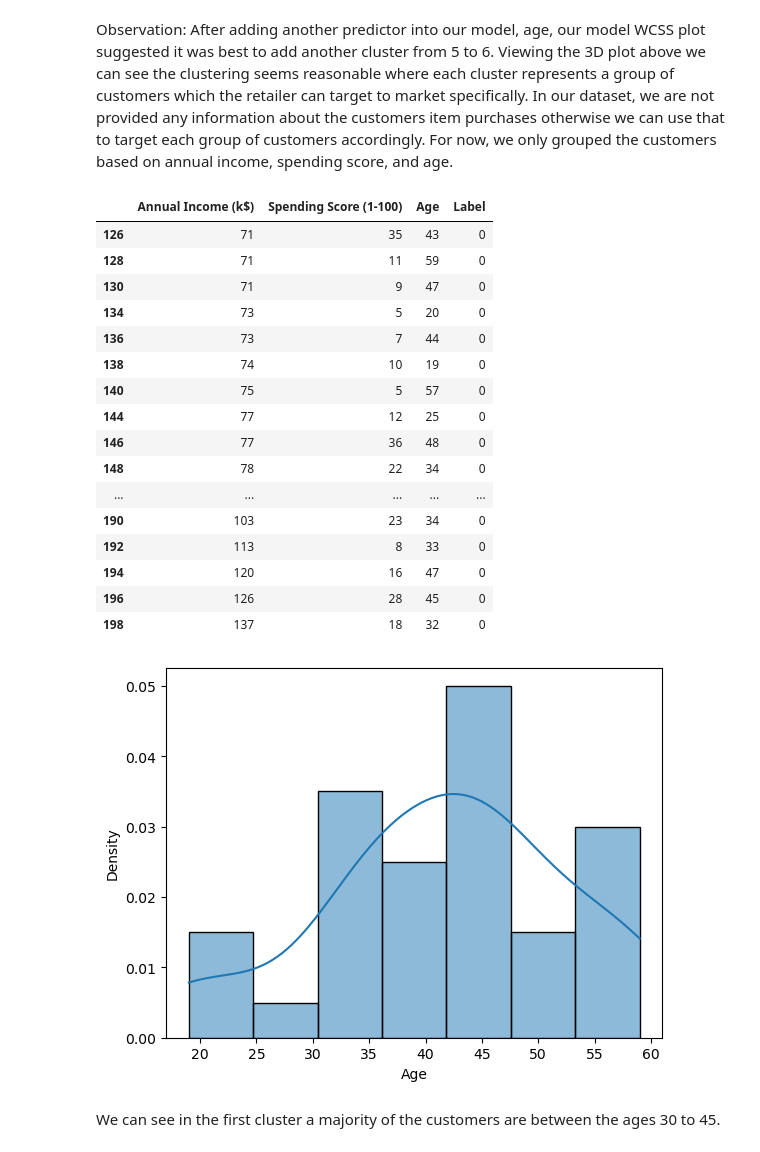
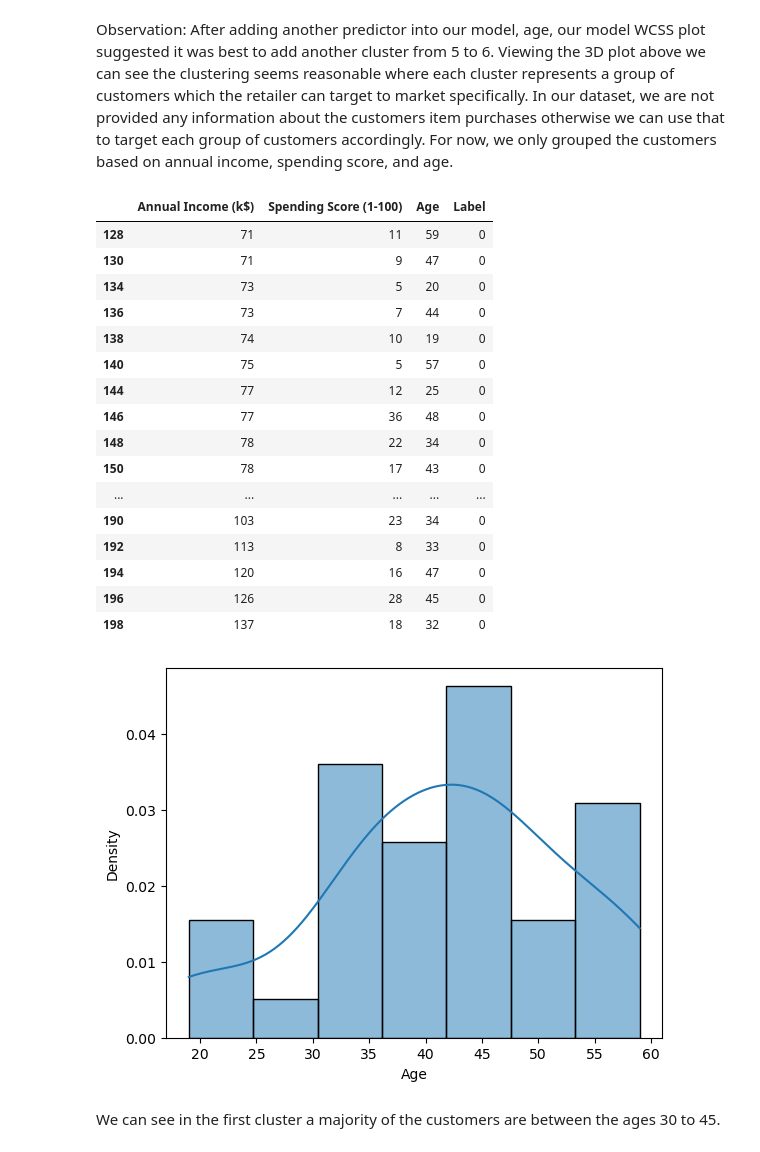
Before and after one commit to luisosorio3214/Machine-Learning-Projects-Python-, a Jupyter notebook: Mall Customer Segmentation Project/Mall Customer Segmentation - Clustering.ipynb, the cells around one changed output. Drawn from its saved outputs; the diff is of its cells as text; code cells hidden in the pictures.

```diff
--- a/Mall Customer Segmentation Project/Mall Customer Segmentation - Clustering.ipynb
+++ b/Mall Customer Segmentation Project/Mall Customer Segmentation - Clustering.ipynb
@@ -305,3 +305,6 @@ df2_labeled.head()
+# %%
+# create another data frame copy
+df3 = df2_labeled.copy()
 # %%
 # 3d scatter plot
 fig = plt.figure(figsize = (25,15))
@@ -324,11 +327,10 @@ plt.show()
 Observation: After adding another predictor into our model, age, our model WCSS plot suggested it was best to add another cluster from 5 to 6. Viewing the 3D plot above we can see the clustering seems reasonable where each cluster represents a group of customers which the retailer can target to market specifically. In our dataset, we are not provided any information about the customers item purchases otherwise we can use that to target each group of customers accordingly. For now, we only grouped the customers based on annual income, spending score, and age.
 # %%
 # take a closer look at the first to try to find any patterns with the customers
-df2_cluster1 = df2_labeled.loc[df2_labeled['Label'] == 0]
-df2_cluster1
+df3_cluster1 = df3.loc[df3['Label'] == 0]
+df3_cluster1
 # %% [output]
 |  | Annual Income (k$) | Spending Score (1-100) | Age | Label |
-| 126 | 71 | 35 | 43 | 0 |
 | 128 | 71 | 11 | 59 | 0 |
 | 130 | 71 | 9 | 47 | 0 |
 | 134 | 73 | 5 | 20 | 0 |
@@ -338,6 +340,7 @@ df2_cluster1
 | 144 | 77 | 12 | 25 | 0 |
 | 146 | 77 | 36 | 48 | 0 |
 | 148 | 78 | 22 | 34 | 0 |
+| 150 | 78 | 17 | 43 | 0 |
 | ... | ... | ... | ... | ... |
 | 190 | 103 | 23 | 34 | 0 |
 | 192 | 113 | 8 | 33 | 0 |
@@ -346,10 +349,10 @@ df2_cluster1
 | 198 | 137 | 18 | 32 | 0 |
 # %%
 # histogram of Age on the first cluster
-sns.histplot(x = df2_cluster1['Age'], stat = 'density', kde = True, alpha = 0.5)
+sns.histplot(x = df3_cluster1['Age'], stat = 'density', kde = True, alpha = 0.5)
 plt.show()
 # %% [output]
-[figure, old version]
+[figure, new version]
 # %% [markdown]
 We can see in the first cluster a majority of the customers are between the ages 30 to 45.
 # %%
```
Also changed, not shown: parts of 6 cells of this notebook, 10 other files.
